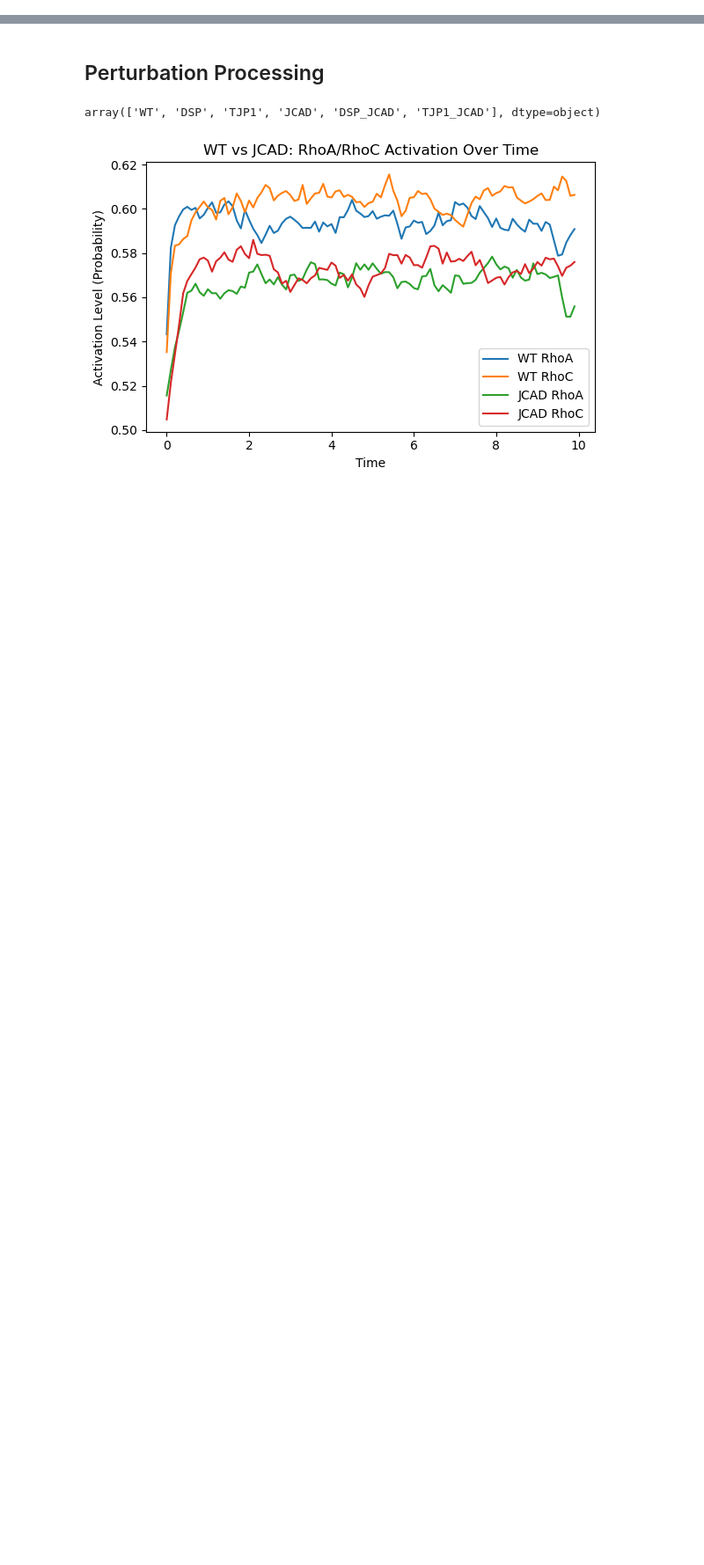
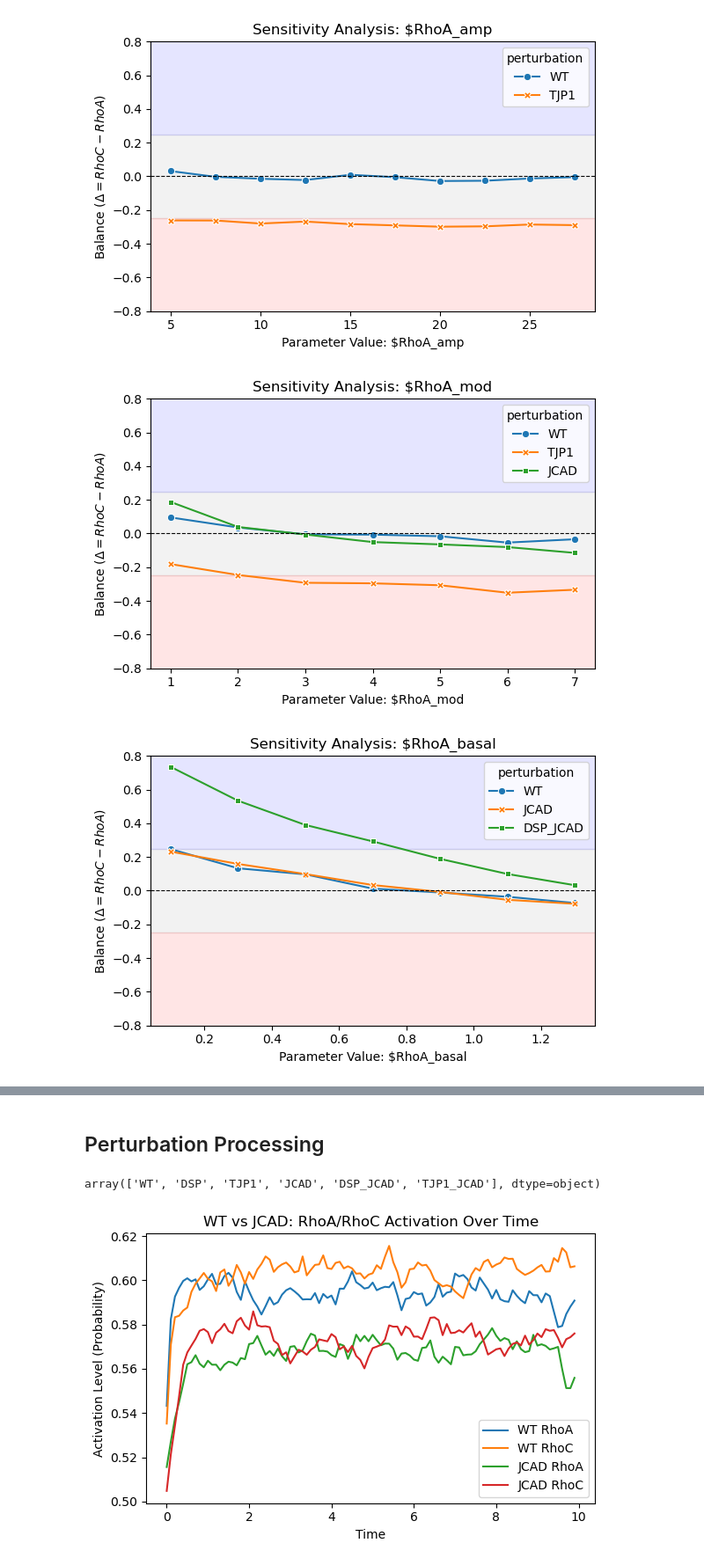
Before and after one commit to emilieyuu/endotehelial-masboss, a Jupyter notebook: notebooks/07_data_processing.ipynb, the cells around one changed output, grey strips where cells are left out. Shown at 88% size. Saved outputs shown, nothing was run; the diff lists cells and outputs as text; code cells hidden in the pictures; blank space fills up the shorter version.

Commit message:
1d param processing and plotting completed; changes to config to support one pipeline param runs

```diff
--- a/notebooks/07_data_processing.ipynb
+++ b/notebooks/07_data_processing.ipynb
@@ -35,3 +38,6 @@ PERBS_FIG_DIR = RESULTS_DIR / config['paths']['subdirs']['figures_perbs']
 # %%
 perb_csv = PERBS_DIR / 'perturbation_timeseries.csv'
 perb_raw = pd.read_csv(perb_csv)
+# %%
+param_csv = PARAM_DIR / 'param_sweep_full.csv'
+param_df = pd.read_csv(param_csv)
@@ -37,0 +46,41 @@ perb_raw = pd.read_csv(perb_csv)
+# %%
+def plot_1d_sensitivity(df, outdir=None):
+    df_1d = df[df['exp_name'].str.contains('Sweep')].dropna(axis=1).copy()
+    params = df_1d['p1_name'].unique()
+
+    for p in params:
+        plt.figure(figsize=(6, 4))
+        data = df_1d[df_1d['p1_name'] == p]
+
+        # Create the line plot
+        sns.lineplot(
+            data=data, x='p1_value', y='delta',
+            hue='perturbation', style='perturbation',
+            markers=True, dashes=False
+        )
+
+        # Add Phenotype Shading (The "Zones")
+        plt.axhspan(0.25, 1.0, color='blue', alpha=0.1, label='Hyper (RhoC)')
+        plt.axhspan(-0.25, 0.25, color='gray', alpha=0.1, label='Normal (Balanced)')
+        plt.axhspan(-1.0, -0.25, color='red', alpha=0.1, label='Failed (RhoA)')
+
+        # Formatting
+        plt.title(f"Sensitivity Analysis: {p}")
+        plt.xlabel(f"Parameter Value: {p}")
+        plt.ylabel("Balance ($\Delta = RhoC - RhoA$)")
+        plt.ylim(-0.8, 0.8)
+        plt.axhline(0, color='black', linestyle='--', linewidth=0.8) # Zero line
+        plt.tight_layout()
+
+        if outdir is not None:
+            outpath = outdir/f"sensitivity_{p.replace('$', '')}.png"
+            plt.savefig(outpath, dpi=300)
+
+        plt.show()
+        plt.close()
+# %%
+plot_1d_sensitivity(param_df, PARAM_FIG_DIR)
+# %% [output]
+[figure, added]
+[figure, added]
+[figure, added]
```
Also changed, not shown: parts of 15 cells of this notebook, 47 other files.
